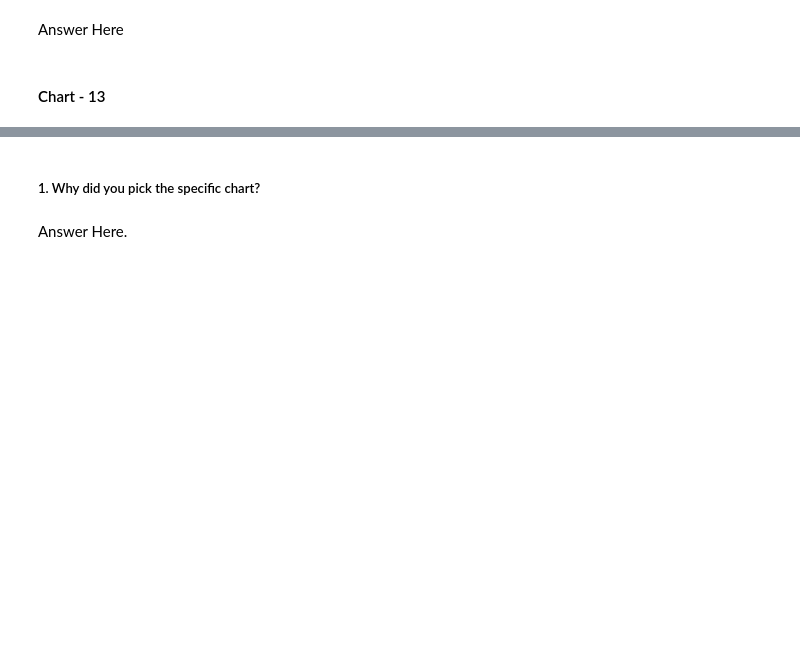
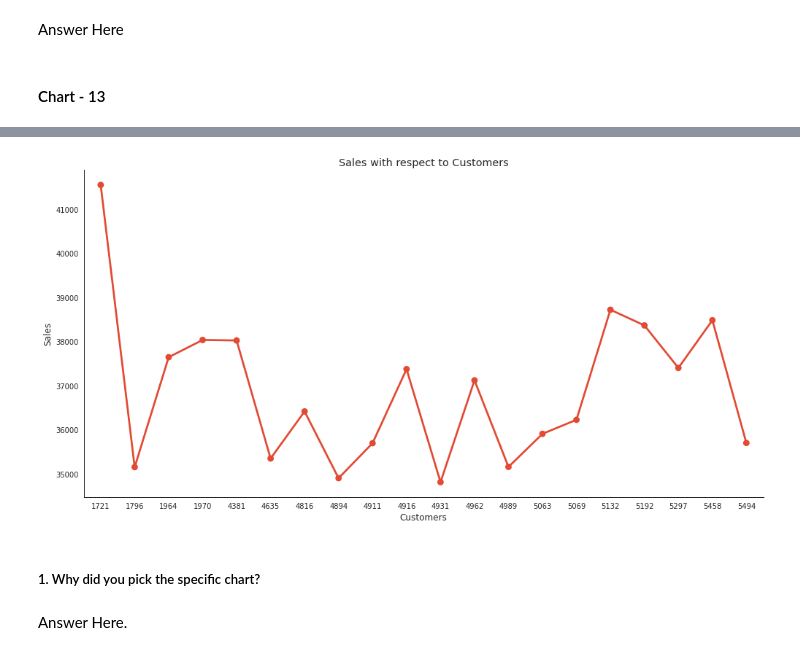
Before and after one commit to vedanttule134/Retail-Sales-Prediction, a Jupyter notebook: Retail_Sales_Prediction.ipynb, the cells around one changed output, grey strips where cells are left out. Drawn from its saved outputs; the diff is of its cells as text; code cells hidden in the pictures; blank space fills up the shorter version.

```diff
--- a/Retail_Sales_Prediction.ipynb
+++ b/Retail_Sales_Prediction.ipynb
@@ -781,0 +780,5 @@ Answer Here
+# %%
+# Chart - 13 visualization code
+# Top 10 Store with maximum sales
+Store_with_max_sales =  RSD.groupby(['Store', 'Customers'])['Sales'].max().reset_index()
+Store_with_max_sales = Store_with_max_sales.sort_values(by='Sales', ascending=False).head(20)
@@ -782,3 +805,10 @@ Answer Here
+# %%
+# Plotting Stores with maximum sales with respect to customers
+sns.factorplot(x="Customers" ,y = "Sales" , data=Store_with_max_sales, kind="point", aspect=2,size=7)
+plt.title('Sales with respect to Customers')
+plt.show()
+# %% [output]
+[figure, added]
 # %% [markdown]
 ##### 1. Why did you pick the specific chart?
 # %% [markdown]
```
Also changed, not shown: parts of 42 cells of this notebook.
